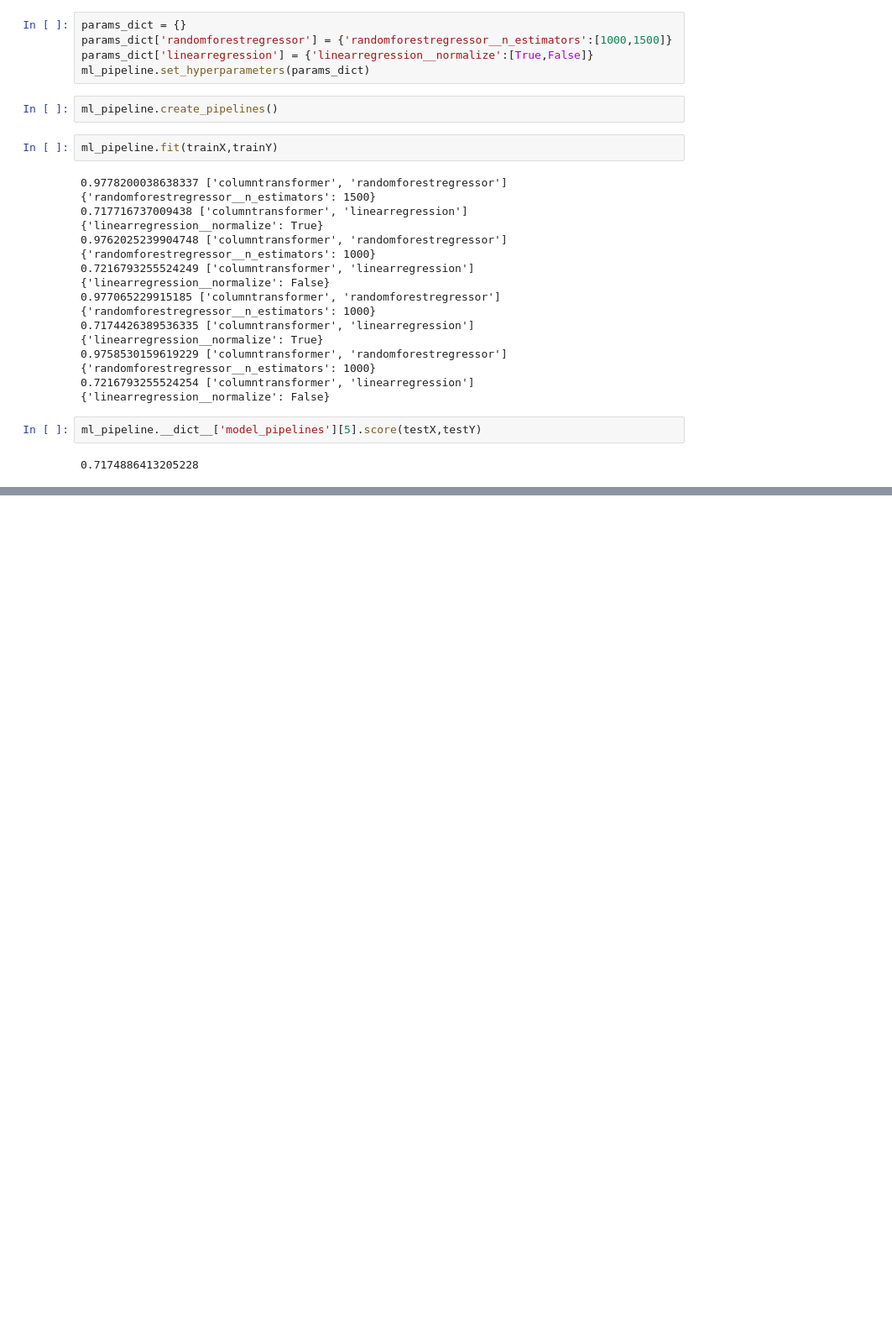
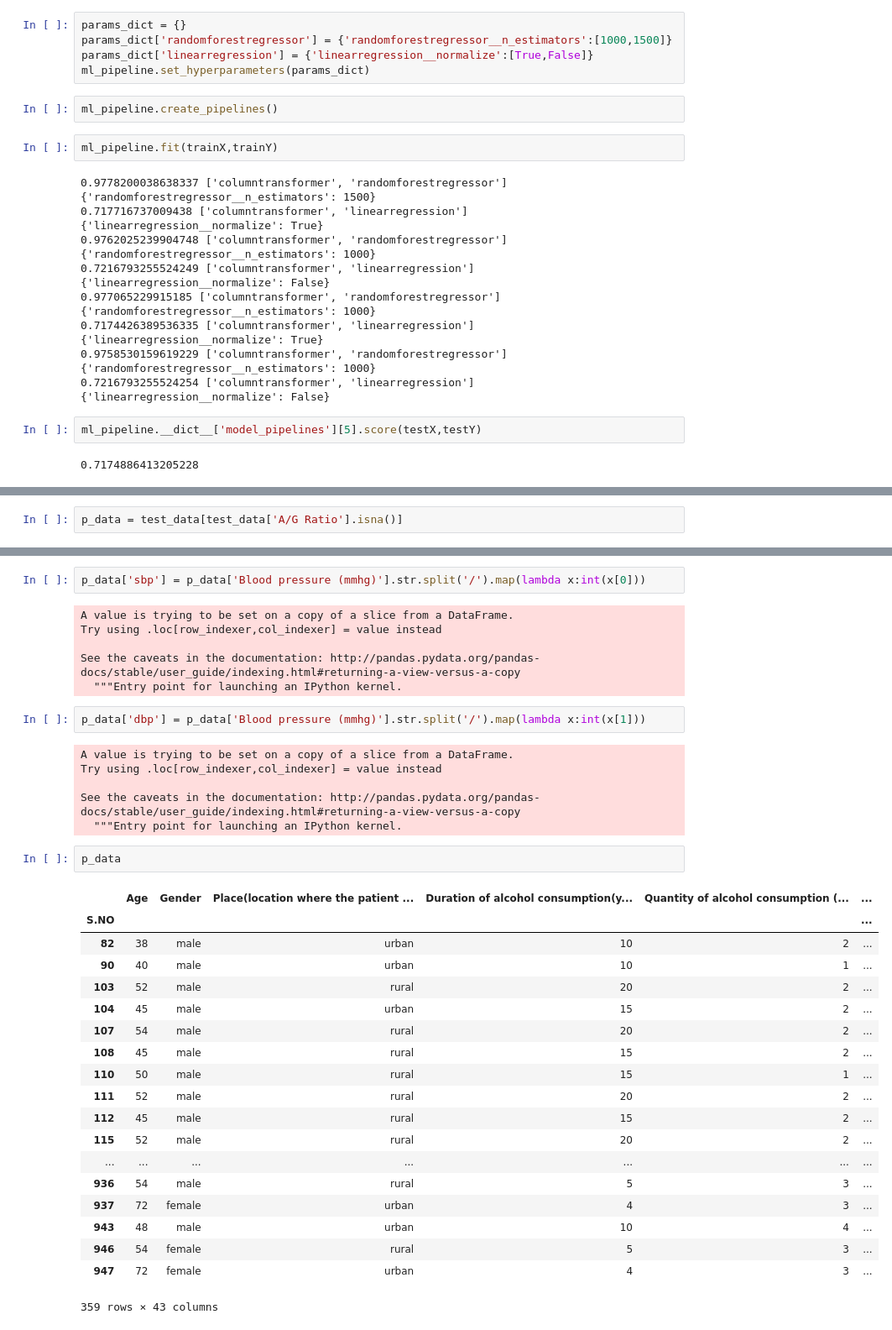
Before and after one commit to edyoda/data-science-complete-tutorial, a Jupyter notebook: Case Study - HealthCare Data Analysis.ipynb, the cells around one changed output, grey strips where cells are left out. Shown at 84% size. Saved outputs shown, nothing was run; the diff lists cells and outputs as text; blank space fills up the shorter version.

```diff
--- a/Case Study - HealthCare Data Analysis.ipynb
+++ b/Case Study - HealthCare Data Analysis.ipynb
@@ -504,0 +507,2 @@ ml_pipeline.__dict__['model_pipelines'][5].score(testX,testY)
+# %%
+p_data = test_data[test_data['A/G Ratio'].isna()]
@@ -504,0 +529,38 @@ ml_pipeline.__dict__['model_pipelines'][5].score(testX,testY)
+# %%
+p_data['sbp'] = p_data['Blood pressure (mmhg)'].str.split('/').map(lambda x:int(x[0]))
+# %% [output]
+A value is trying to be set on a copy of a slice from a DataFrame.
+Try using .loc[row_indexer,col_indexer] = value instead
+
+See the caveats in the documentation: http://pandas.pydata.org/pandas-docs/stable/user_guide/indexing.html#returning-a-view-versus-a-copy
+  """Entry point for launching an IPython kernel.
+# %%
+p_data['dbp'] = p_data['Blood pressure (mmhg)'].str.split('/').map(lambda x:int(x[1]))
+# %% [output]
+A value is trying to be set on a copy of a slice from a DataFrame.
+Try using .loc[row_indexer,col_indexer] = value instead
+
+See the caveats in the documentation: http://pandas.pydata.org/pandas-docs/stable/user_guide/indexing.html#returning-a-view-versus-a-copy
+  """Entry point for launching an IPython kernel.
+# %%
+p_data
+# %% [output]
+|  | Age | Gender | Place(location where the patient ... | Duration of alcohol consumption(y... | Quantity of alcohol consumption (... | ... |
+| S.NO |  |  |  |  |  | ... |
+| 82 | 38 | male | urban | 10 | 2 | ... |
+| 90 | 40 | male | urban | 10 | 1 | ... |
+| 103 | 52 | male | rural | 20 | 2 | ... |
+| 104 | 45 | male | urban | 15 | 2 | ... |
+| 107 | 54 | male | rural | 20 | 2 | ... |
+| 108 | 45 | male | rural | 15 | 2 | ... |
+| 110 | 50 | male | rural | 15 | 1 | ... |
+| 111 | 52 | male | rural | 20 | 2 | ... |
+| 112 | 45 | male | rural | 15 | 2 | ... |
+| 115 | 52 | male | rural | 20 | 2 | ... |
+| ... | ... | ... | ... | ... | ... | ... |
+| 936 | 54 | male | rural | 5 | 3 | ... |
+| 937 | 72 | female | urban | 4 | 3 | ... |
+| 943 | 48 | male | urban | 10 | 4 | ... |
+| 946 | 54 | female | rural | 5 | 3 | ... |
+| 947 | 72 | female | urban | 4 | 3 | ... |
+359 rows × 43 columns
```
Also changed, not shown: parts of 6 cells of this notebook.
